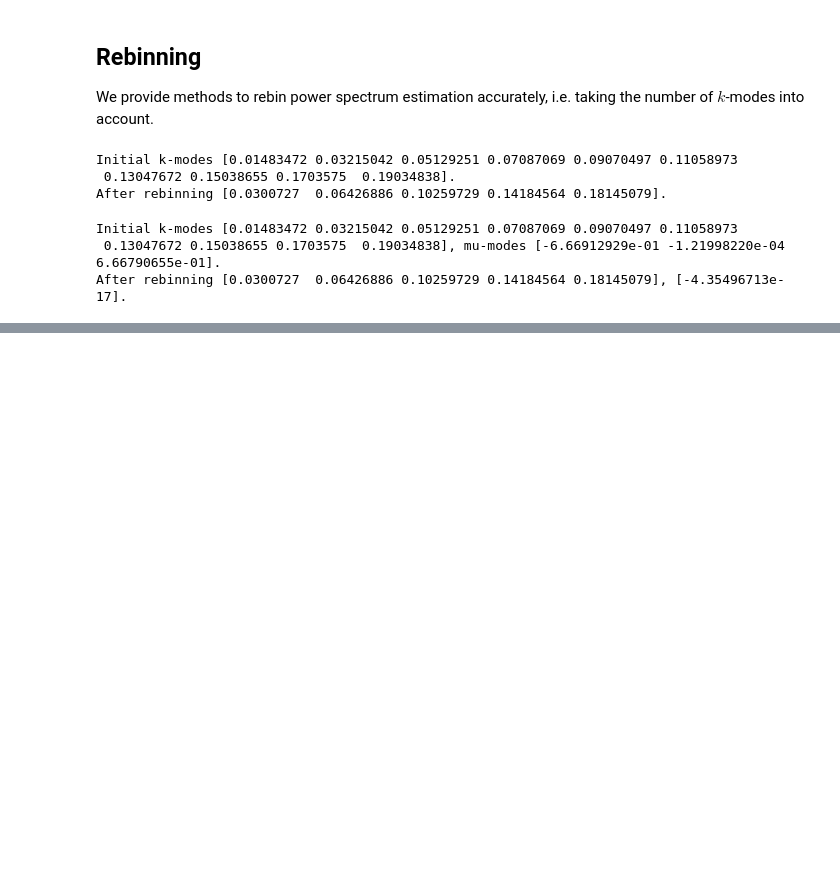
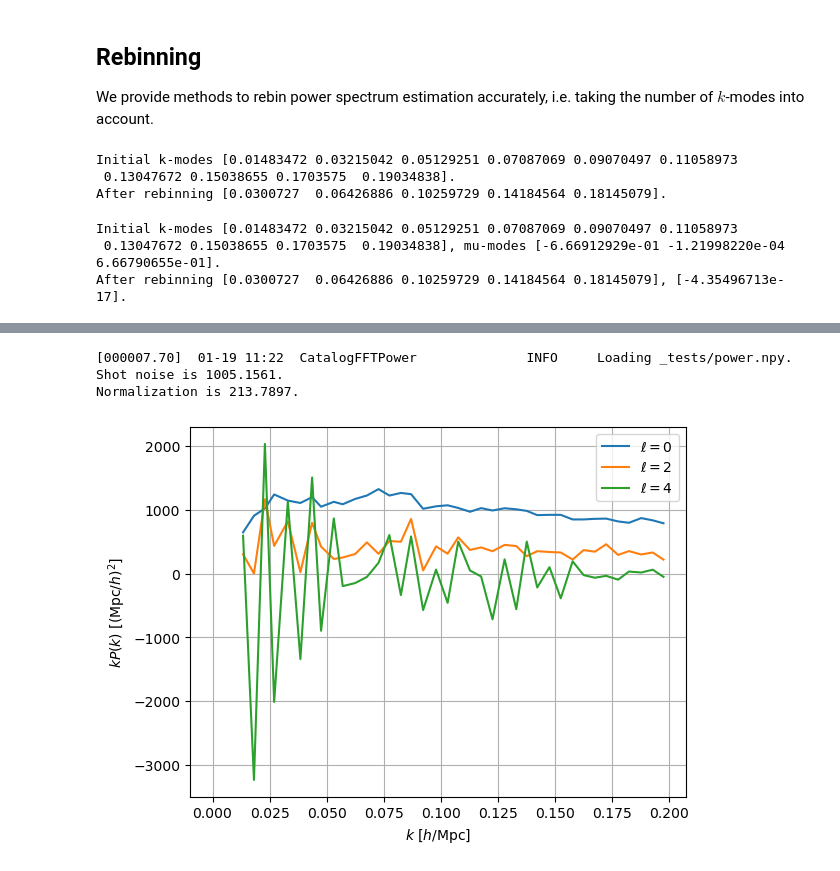
Before and after one commit to cosmodesi/pypower, a Jupyter notebook: nb/basic_examples.ipynb, the cells around one changed output, grey strips where cells are left out. Cells and saved outputs as stored; diff of their text form; code cells hidden in the pictures; blank space fills up the shorter version.

```diff
--- a/nb/basic_examples.ipynb
+++ b/nb/basic_examples.ipynb
@@ -166,0 +248,19 @@ After rebinning [0.0300727  0.06426886 0.10259729 0.14184564 0.18145079], [-4.35
+# %%
+poles = CatalogFFTPower.load(os.path.join(base_dir, 'power.npy')).poles
+print('Shot noise is {:.4f}.'.format(poles.shotnoise))
+print('Normalization is {:.4f}.'.format(poles.wnorm))
+ax = plt.gca()
+for ill, ell in enumerate(poles.ells):
+    ax.plot(poles.k, poles.k * poles(ell=ell, complex=False), label='$\ell = {:d}$'.format(ell))
+ax.legend()
+ax.grid(True)
+ax.set_xlabel('$k$ [$h/\mathrm{Mpc}$]')
+ax.set_ylabel(r'$k P(k)$ [$(\mathrm{Mpc}/h)^{2}$]')
+plt.show()
+# Oscillations at low k are due to finite grid sampling effects;
+# to be modelled by the window function
+# %% [output]
+[000007.70]  01-19 11:22  CatalogFFTPower              INFO     Loading _tests/power.npy.
+Shot noise is 1005.1561.
+Normalization is 213.7897.
+[figure, added]
```
Also changed, not shown: parts of 11 cells of this notebook, 2 other files.
